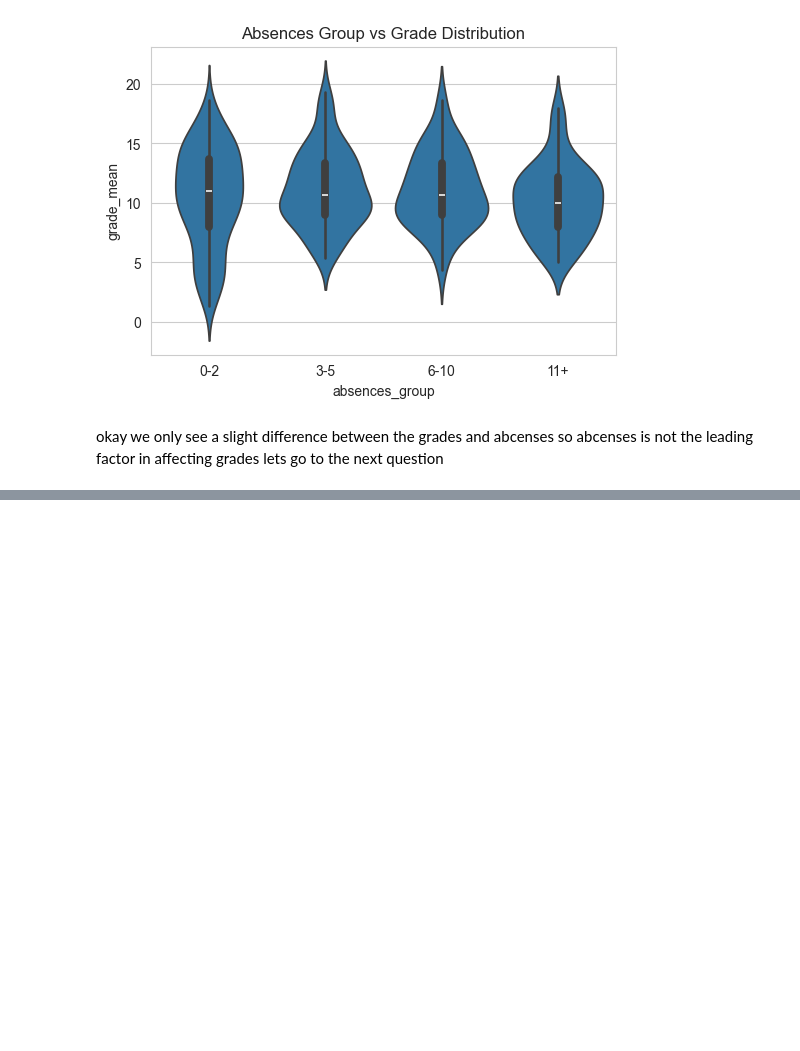
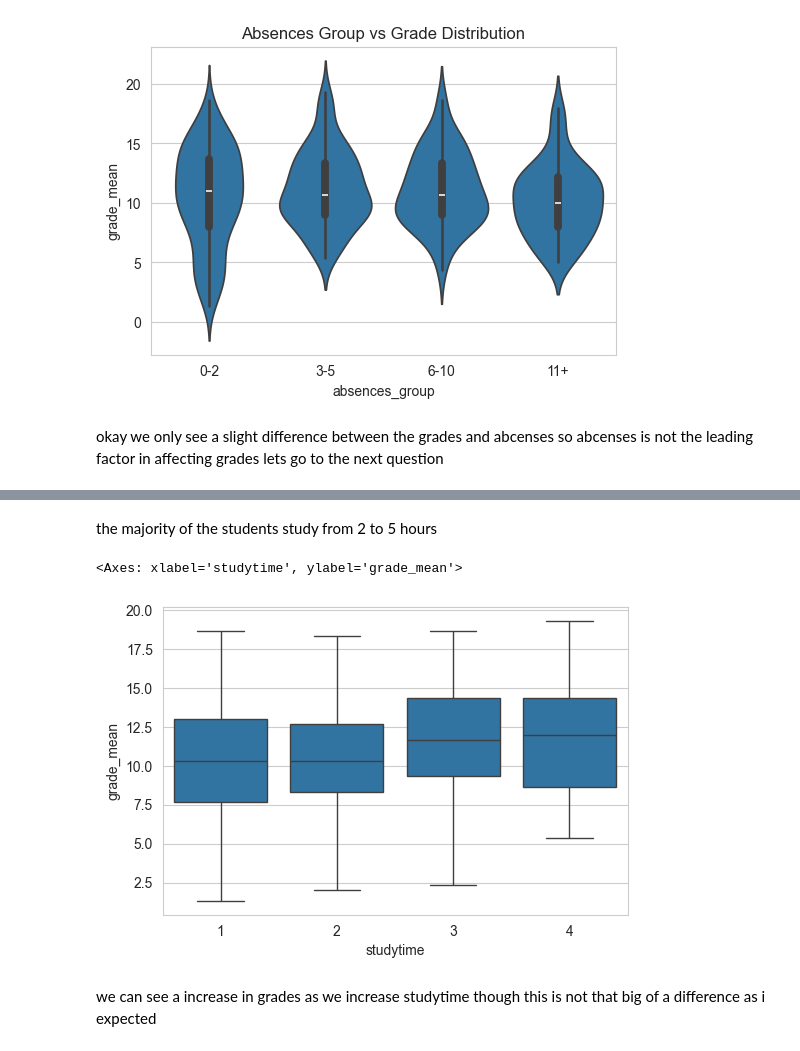
Before and after one commit to 3wn00/data_science_portfolio, a Jupyter notebook: student_alchohol_consumption/main.ipynb, the cells around one changed output, grey strips where cells are left out. Saved outputs shown, nothing was run; the diff lists cells and outputs as text; code cells hidden in the pictures; blank space fills up the shorter version.

```diff
--- a/student_alchohol_consumption/main.ipynb
+++ b/student_alchohol_consumption/main.ipynb
@@ -280,0 +306,9 @@ okay we only see a slight difference between the grades and abcenses so abcenses
+# %% [markdown]
+the majority of the students study from 2 to 5 hours
+# %%
+sns.boxplot(data=df, x='studytime', y='grade_mean')
+# %% [output]
+<Axes: xlabel='studytime', ylabel='grade_mean'>
+[figure, added]
+# %% [markdown]
+we can see a increase in grades as we increase studytime though this is not that big of a difference as i expected
```
Also changed, not shown: parts of 9 cells of this notebook.
